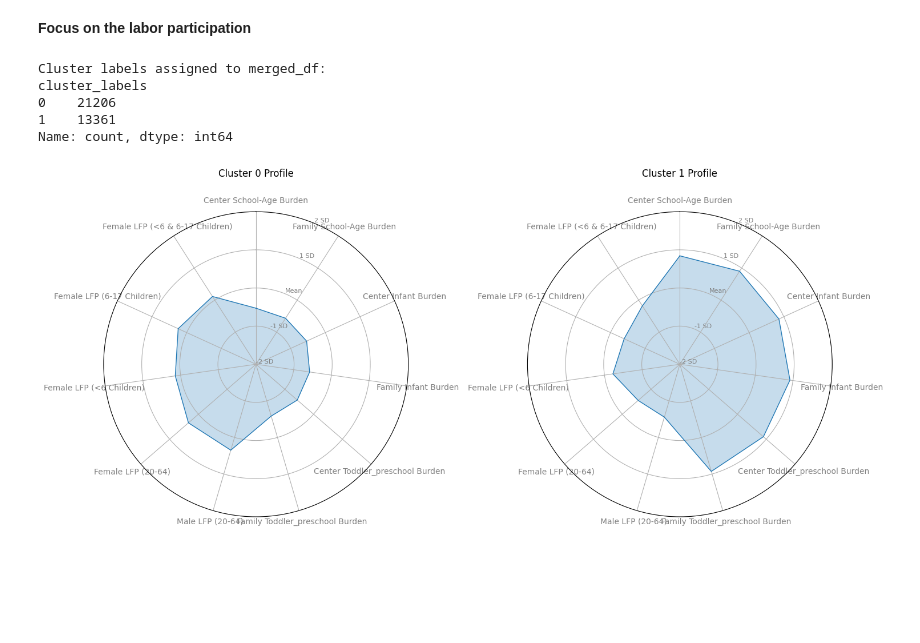
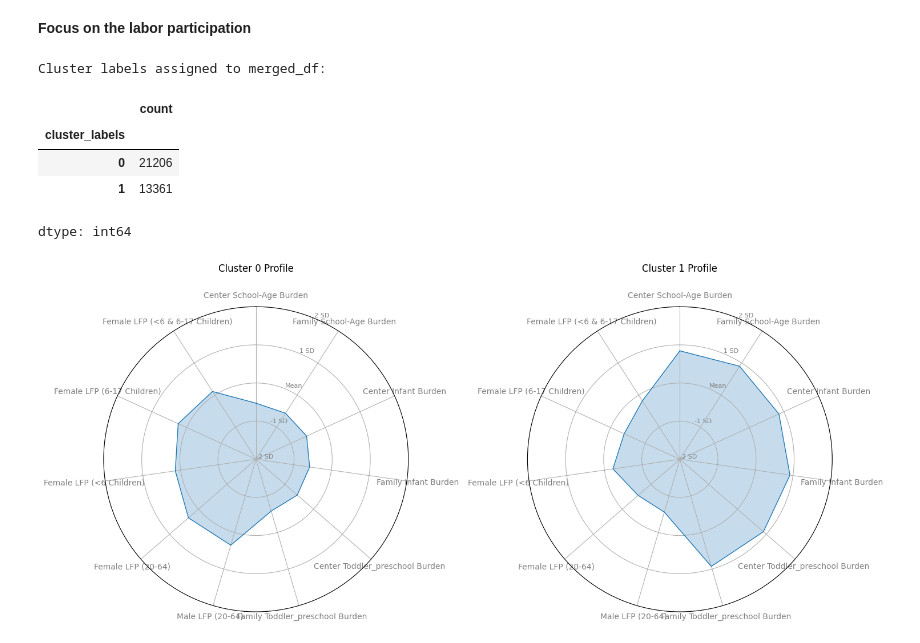
Before and after one commit to AliceNanL/BA820-project, a Jupyter notebook: BA820_Childcare_M4_NanLi.ipynb, the cells around one changed output. Saved outputs shown, nothing was run; the diff lists cells and outputs as text; code cells hidden in the pictures; blank space fills up the shorter version.

```diff
--- a/BA820_Childcare_M4_NanLi.ipynb
+++ b/BA820_Childcare_M4_NanLi.ipynb
@@ -733,23 +826,24 @@ selected_columns = [
 # %%
 from sklearn.cluster import KMeans
 
 n_clusters = 2
 kmeans = KMeans(n_clusters=n_clusters, random_state=42, n_init='auto')
 
 # Apply K-Means to the scaled data and get cluster labels
 cluster_labels = kmeans.fit_predict(df_numeric_normalized[selected_columns])
 
 # Assign the cluster labels back to the correct rows in merged_df
 merged_df['cluster_labels'] = cluster_labels
 
 print("Cluster labels assigned to merged_df:")
-print(merged_df['cluster_labels'].value_counts(dropna=False))
+merged_df['cluster_labels'].value_counts()
 # %% [output]
 Cluster labels assigned to merged_df:
-cluster_labels
-0    21206
-1    13361
-Name: count, dtype: int64
+|  | count |
+| cluster_labels |  |
+| 0 | 21206 |
+| 1 | 13361 |
+dtype: int64
 # %%
 import matplotlib.pyplot as plt
 import numpy as np
```
Also changed, not shown: parts of 5 cells of this notebook.
